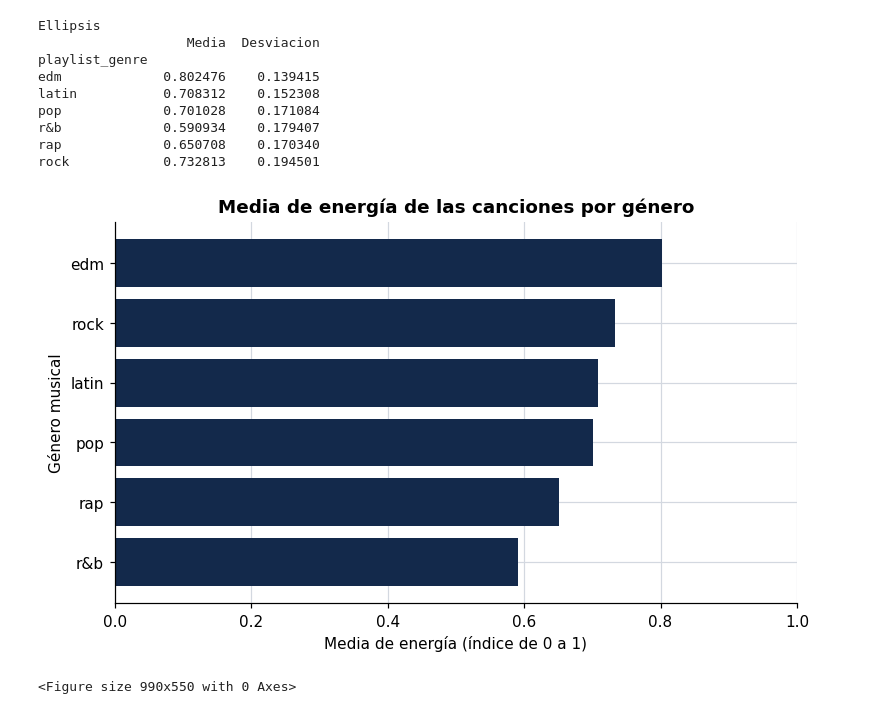
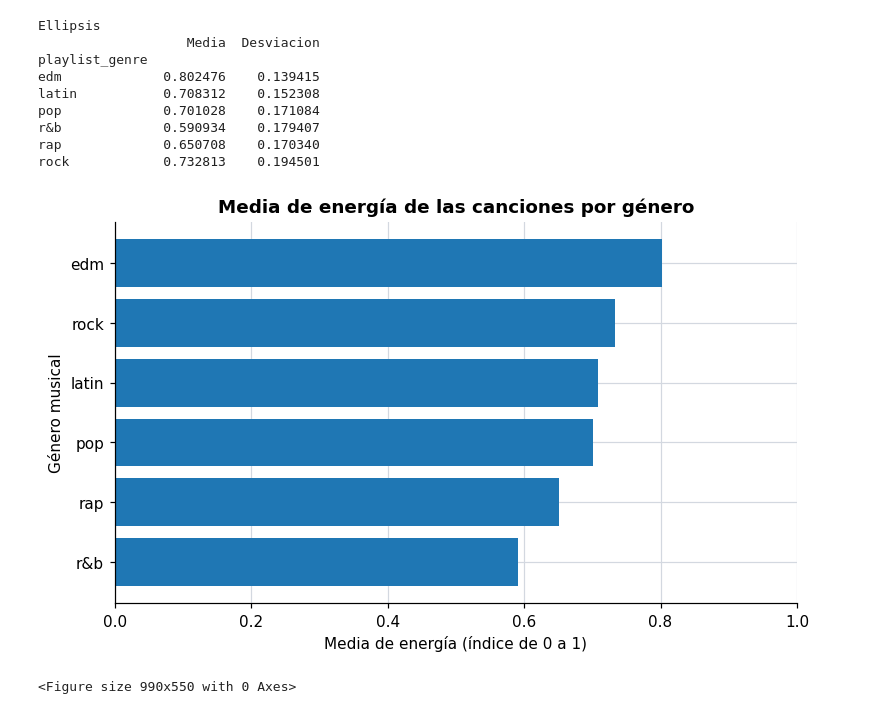
Before and after one commit to axrodriguez5072019/s100-tareas, a Jupyter notebook: S100_PS1_Rodríguez.ipynb, the cells around one changed output. Drawn from its saved outputs; the diff is of its cells as text; code cells hidden in the pictures.

```diff
--- a/S100_PS1_Rodríguez.ipynb
+++ b/S100_PS1_Rodríguez.ipynb
@@ -363,25 +363,30 @@ r&b             0.590934    0.179407
 rap             0.650708    0.170340
 rock            0.732813    0.194501
 # %%
+
+# ==================================================
 # b) Gráfico de barras horizontales
+# ==================================================
 
-# Se ordena de menor a mayor para que el género con mayor media quede arriba
-energia_ordenada = energia_genero["mean"].sort_values(ascending=True)
+# Ordenar de menor a mayor
+# Así el género con mayor media queda arriba
+energia_ordenada = energia_genero["Media"].sort_values(ascending=True)
 
 plt.figure(figsize=(8, 4.5))
+
 plt.barh(
     energia_ordenada.index,
-    energia_ordenada.values,
-    color=AZUL
+    energia_ordenada.values
 )
 
 plt.xlabel("Media de energía (índice de 0 a 1)")
 plt.ylabel("Género musical")
 plt.title("Media de energía de las canciones por género")
 plt.xlim(0, 1)
+
 plt.show()
 # %% [output]
-[figure, old version]
+[figure, new version]
 # %%
 
 # c) Boxplot de energy por género
```
